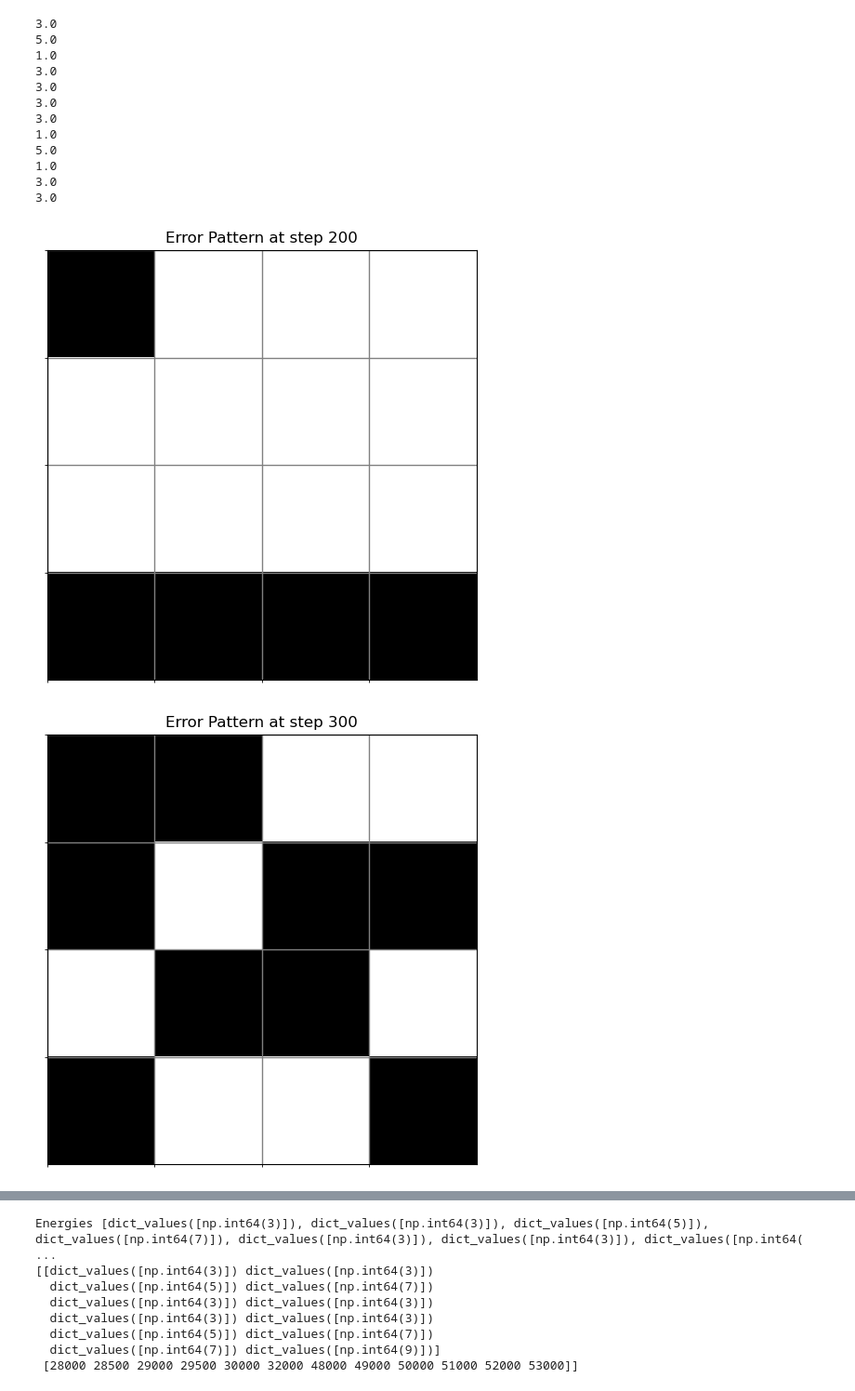
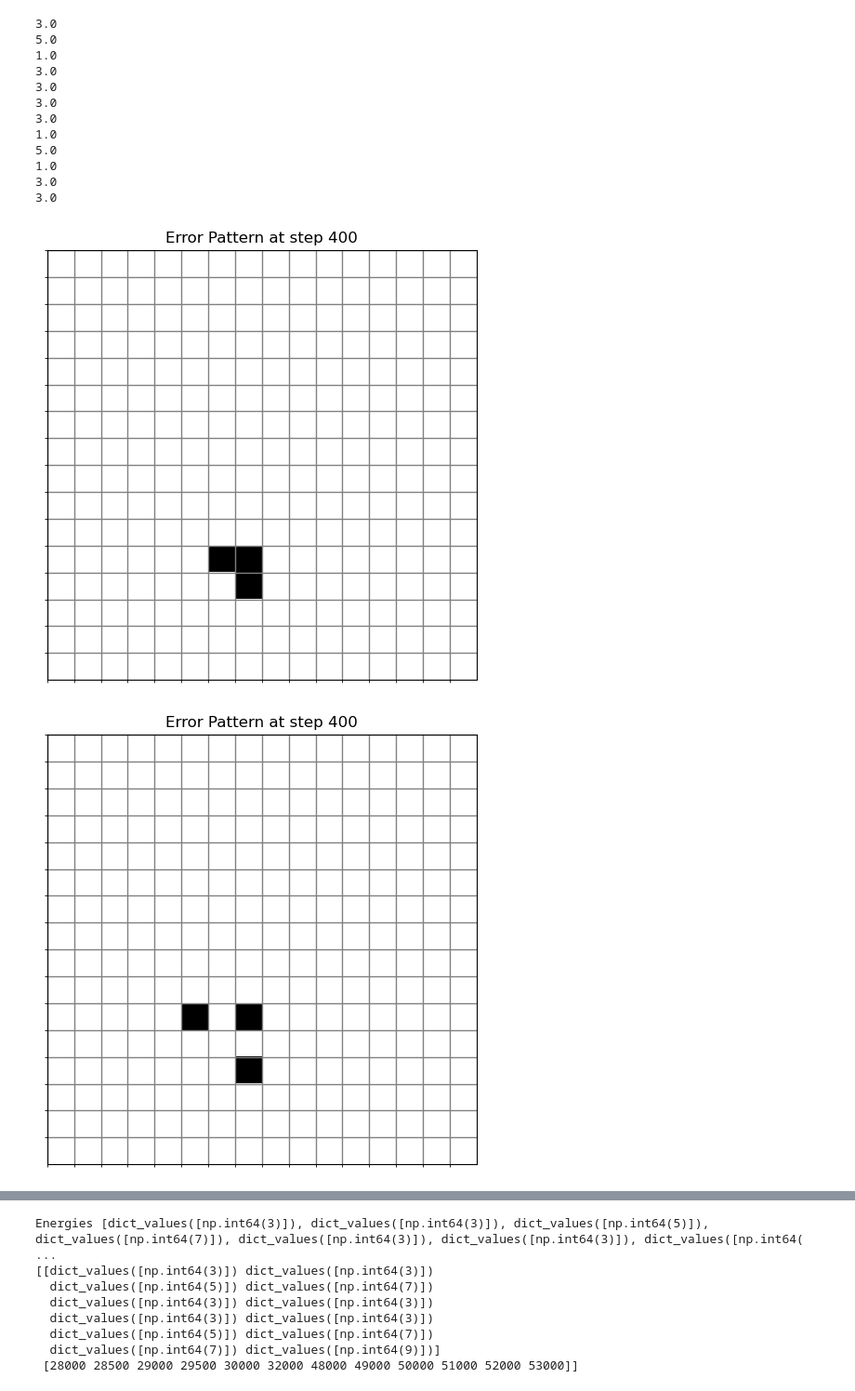
Before and after one commit to toM0dots/XYZ-color-code, a Jupyter notebook: XYZ_color_code/Optimal_decoder.ipynb, the cells around one changed output, grey strips where cells are left out. Shown at 93% size. Saved outputs shown, nothing was run; the diff lists cells and outputs as text; code cells hidden in the pictures.

```diff
--- a/XYZ_color_code/Optimal_decoder.ipynb
+++ b/XYZ_color_code/Optimal_decoder.ipynb
@@ -1794,7 +1577,7 @@ for t in times:
 3.0
 # %%
 # times = [28000, 28500, 29000, 29500, 30000, 32000, 48000, 49000, 50000, 51000, 52000,53000 ]
-times = [200, 300, 400, 500, 600, 700, 800, 900, 1000, 1100, 1200, 1250]
+times = [ 400] #, 900, 1000, 1100, 1200, 1250]
 
 # for time in times:
 #     clusters = error_clustering(error_patterns[time])
@@ -1810,10 +1593,12 @@ times = [200, 300, 400, 500, 600, 700, 800, 900, 1000, 1100, 1200, 1250]
 #     plt.title(f"Error Pattern at step {time}")
 #     plt.show()
 
-error = spin_config[-1]
+error = error_patterns[-1]
 Es = []
 nrows, ncols = error.shape
 for time in times:
+
+    syndrome = syndrome_detector(error_patterns[time])
     checker = (np.indices((nrows, ncols)).sum(axis=0) % 2)
 
     # clusters = error_clustering(error_patterns[time])
@@ -1830,8 +1615,36 @@ for time in times:
         extent=[-0.5, ncols-0.5, nrows-0.5, -0.5]
     )
 
+
     ax.imshow(
-        error_patterns[time],
+        spin_config[time],
+        cmap='binary',
+        interpolation='none',
+        extent=[-0.5, ncols-0.5, nrows-0.5, -0.5]
+    )
+
+    ax.set_xticks(np.arange(ncols)-0.5, minor=True)
+    ax.set_yticks(np.arange(nrows)-0.5, minor=True)
+    ax.grid(which='minor', color='gray', linestyle='-', linewidth=1)
+
+    # clean up axes
+    ax.set_xticks([])
+    ax.set_yticks([])
+    ax.set_title(f'Error Pattern at step {time}')
+    plt.show()
+
+    fig, ax = plt.subplots(figsize=(6,6))
+    ax.imshow(
+        checker,
+        cmap='Greys',
+        interpolation='none',
+        alpha=0.3,
+        extent=[-0.5, ncols-0.5, nrows-0.5, -0.5]
+    )
+
+
+    ax.imshow(
+        syndrome,
         cmap='binary',
         interpolation='none',
         extent=[-0.5, ncols-0.5, nrows-0.5, -0.5]
@@ -1851,32 +1664,32 @@ for time in times:
 # plt.ylabel('Number of keys with that value length')
 # plt.title('Histogram of Value Lengths in Dictionary')
 # plt.xticks(lengths)
 # plt.grid(axis='y', linestyle='--', alpha=0.7)
 # plt.tight_layout()
 # plt.show()
 
 # fig, ax = plt.subplots()
 # sc = ax.scatter(
 #     lengths_s,
 #     energies_s,
 #     c=counts_s,        # color by density
 #     cmap='viridis',     # or any other matplotlib colormap
 #     s=50,               # marker size
 #     edgecolor='k',      # optional black border around markers
 # )
 
 # # — colorbar to show density scale —
 # cbar = fig.colorbar(sc, ax=ax)
 # cbar.set_label('Counts')
 
 # # — labels & styling —
 # ax.set_xlabel('Length')
 # ax.set_ylabel('Energy')
 # ax.set_title('Energy vs Length (colored by cluster counts)')
 # ax.grid(True, linestyle='--', alpha=0.5)
 
 # plt.tight_layout()
 # plt.show()
 # %% [output]
-[figure, old version]
+[figure, new version]
-[figure, old version]
+[figure, new version]
```
Also changed, not shown: parts of 23 cells of this notebook, 33 other files.
